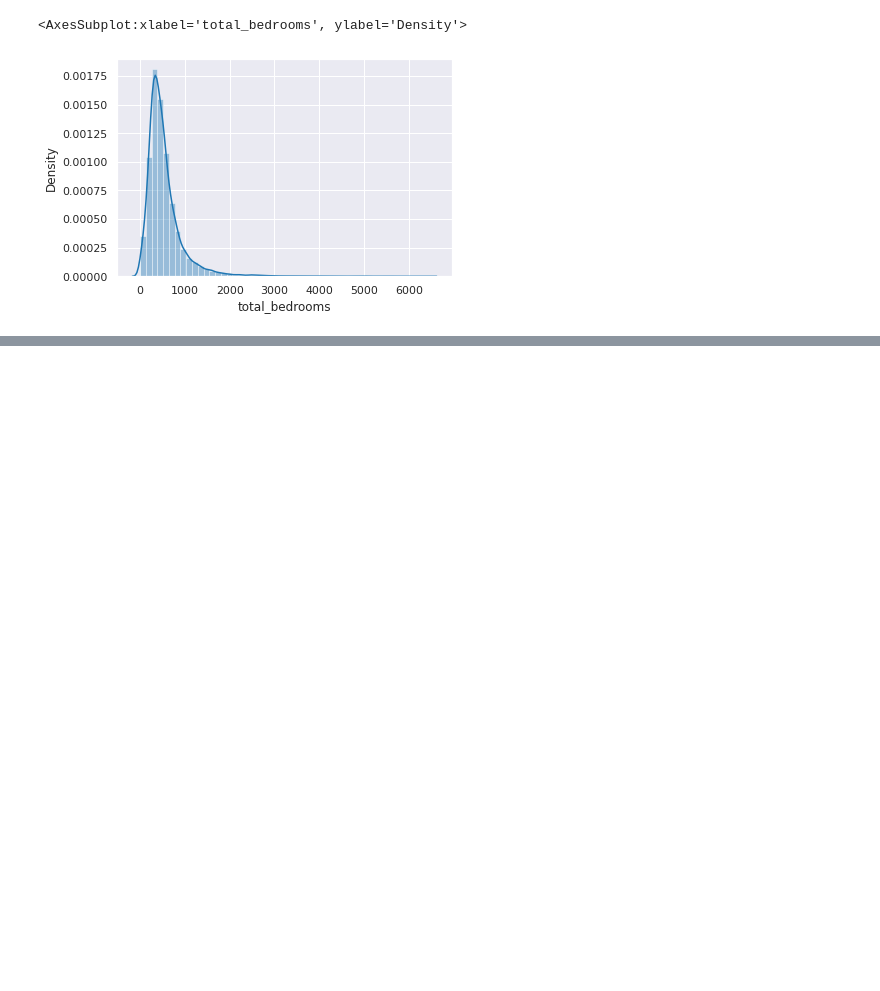
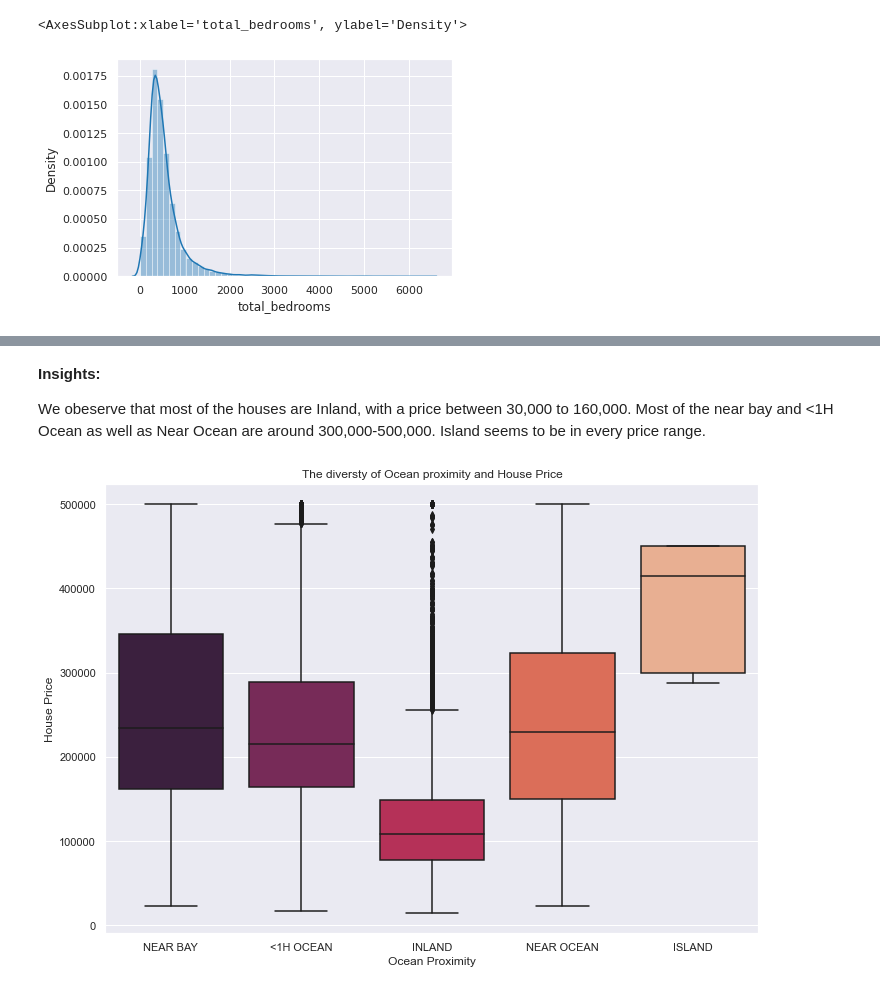
Before and after one commit to Abdulmalik-rebdi/California-housing, a Jupyter notebook: src/EDA.ipynb, the cells around one changed output, grey strips where cells are left out. Drawn from its saved outputs; the diff is of its cells as text; code cells hidden in the pictures; blank space fills up the shorter version.

```diff
--- a/src/EDA.ipynb
+++ b/src/EDA.ipynb
@@ -92,0 +151,18 @@ sns.distplot(df['total_bedrooms'])
+# %% [markdown]
+**Insights:**
+
+We obeserve that most of the houses are Inland, with a price between 30,000 to 160,000. Most of the near bay and <1H Ocean as well as Near Ocean are around 300,000-500,000. Island seems to be in every price range.
+# %%
+# The diversty of Ocean proximity and House Price
+sns.set(rc={'figure.figsize':(11.7,8.27)})
+
+sns.boxplot(x='ocean_proximity',y='median_house_value',data=df, palette="rocket").set(
+    title = "The diversty of Ocean proximity and House Price",
+    xlabel = "Ocean Proximity",
+    ylabel = "House Price"
+)
+
+# Show
+plt.show()
+# %% [output]
+[figure, added]
```
Also changed, not shown: parts of 13 cells of this notebook.
